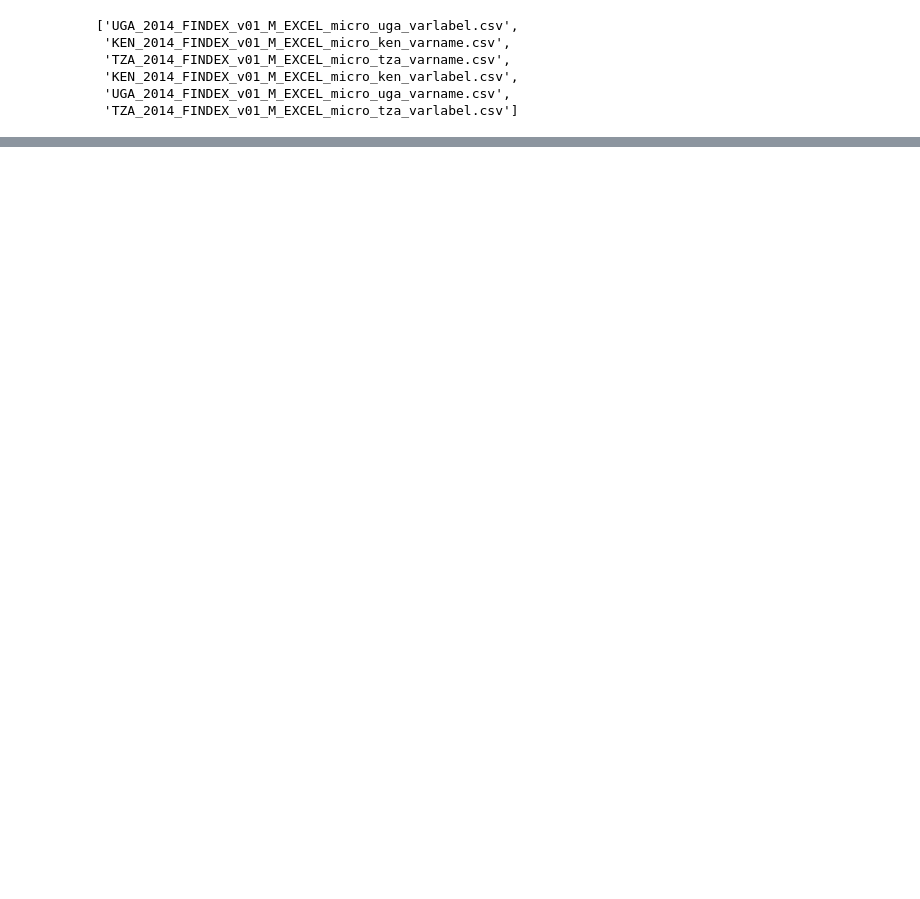
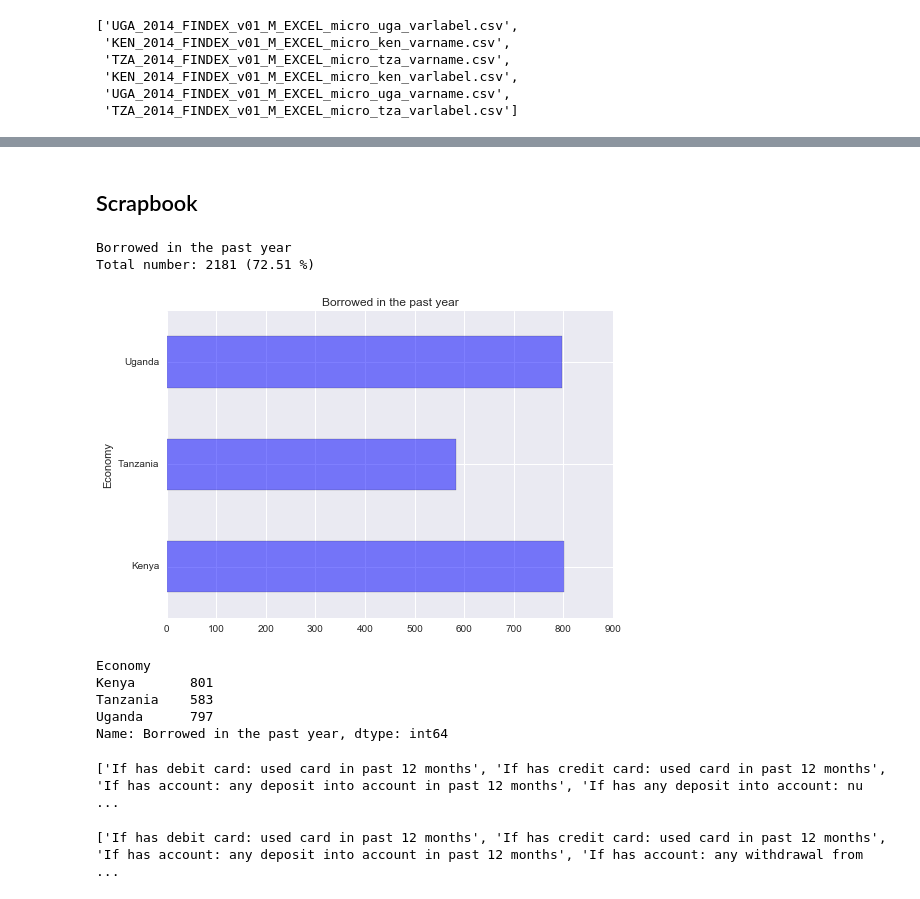
Before and after one commit to cturner500/DoPLER, a Jupyter notebook: findex.ipynb, the cells around one changed output, grey strips where cells are left out. Saved outputs shown, nothing was run; the diff lists cells and outputs as text; code cells hidden in the pictures; blank space fills up the shorter version.

```diff
--- a/findex.ipynb
+++ b/findex.ipynb
@@ -62,0 +140,19 @@ pd.read_csv(os.path.join(data_dir, findex_uga_files[1])).head(2).T
+# %% [markdown]
+## Scrapbook
+# %%
+# Respondents that borrowed in the past year
+col = s.value
+mask = df[col] == 'yes'
+
+print "{}".format(col)
+print "Total number: {} ({:0.02f} %)".format(
+    mask.sum(),
+    float(mask.sum()) / len(df) * 100,
+)
+
+#print "
+
+# break down by country
+# %% [output]
+Borrowed in the past year
+Total number: 2181 (72.51 %)
@@ -62,0 +161,24 @@ pd.read_csv(os.path.join(data_dir, findex_uga_files[1])).head(2).T
+# %%
+# breakdown by country
+def myaggfunc(vals):
+    # vals is np.ndarray-like
+
+    # 'yes' / 'no' --> bool
+    boolvals = vals == 'yes'
+
+    return np.sum(boolvals)
+
+ax = df\
+    .pivot_table(values=col, columns='Economy', aggfunc=myaggfunc, )\
+    .plot(kind='barh', title=col, alpha=0.5)
+ax.
+# %% [output]
+[figure, added]
+# %%
+grp
+# %% [output]
+Economy
+Kenya       801
+Tanzania    583
+Uganda      797
+Name: Borrowed in the past year, dtype: int64
@@ -62,0 +189,8 @@ pd.read_csv(os.path.join(data_dir, findex_uga_files[1])).head(2).T
+# %%
+print [c for c in df.columns if 'mont' in c.lower()]
+# %% [output]
+['If has debit card: used card in past 12 months', 'If has credit card: used card in past 12 months', 'If has account: any deposit into account in past 12 months', 'If has any deposit into account: nu ...
+# %%
+print [c for c in df.columns if 'past' in c.lower()]
+# %% [output]
+['If has debit card: used card in past 12 months', 'If has credit card: used card in past 12 months', 'If has account: any deposit into account in past 12 months', 'If has account: any withdrawal from ...
```
Also changed, not shown: parts of 20 cells of this notebook.
